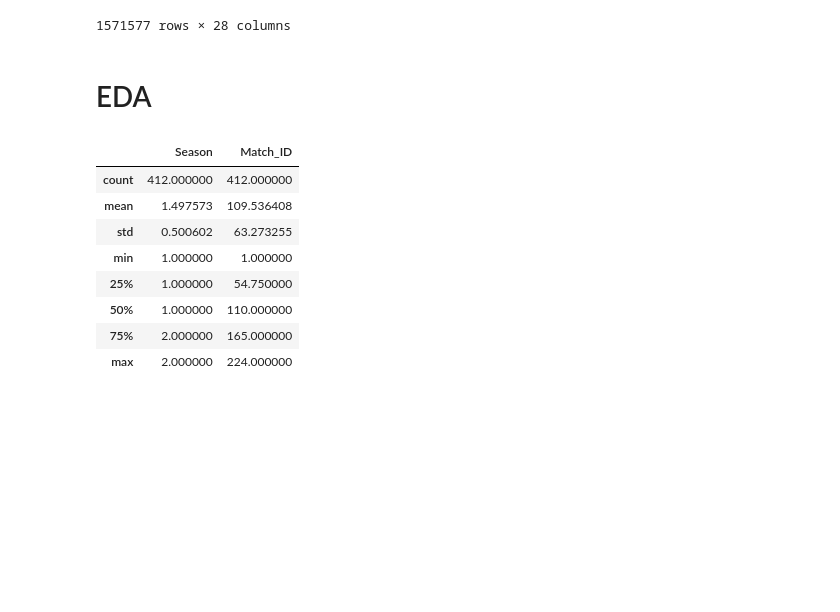
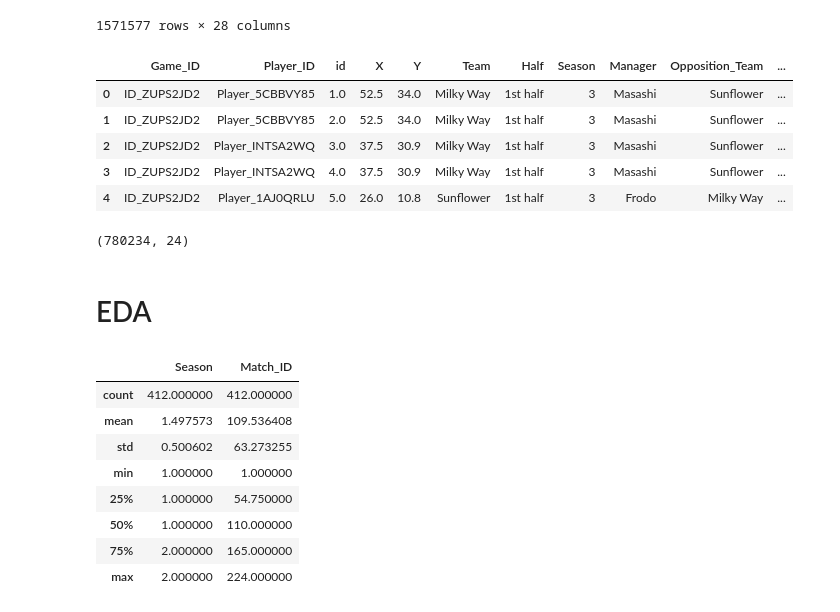
Before and after one commit to The-DigitalAcademy/Precious_Laduma_Score_Predictions, a Jupyter notebook: Laduma_Score_Predictions.ipynb, the cells around one changed output. Drawn from its saved outputs; the diff is of its cells as text; code cells hidden in the pictures; blank space fills up the shorter version.

```diff
--- a/Laduma_Score_Predictions.ipynb
+++ b/Laduma_Score_Predictions.ipynb
@@ -70,3 +70,17 @@ Train_game
 | 1571575 | ID_00EFNL7L | Player_DICH31J8 | 3457.0 | 18.1 | 19.7 | Milky Way | Inaccurate passes | 2nd half | 1 | Masashi | ... |
 | 1571576 | ID_00EFNL7L | Player_033SPDRN | 3458.0 | 34.2 | 56.8 | Butterfly | Picking-ups | 2nd half | 1 | Dante | ... |
 1571577 rows × 28 columns
+# %%
+Test_game=pd.read_csv("test_game_statistics.csv")
+Test_game.head()
+# %% [output]
+|  | Game_ID | Player_ID | id | X | Y | Team | Half | Season | Manager | Opposition_Team | ... |
+| 0 | ID_ZUPS2JD2 | Player_5CBBVY85 | 1.0 | 52.5 | 34.0 | Milky Way | 1st half | 3 | Masashi | Sunflower | ... |
+| 1 | ID_ZUPS2JD2 | Player_5CBBVY85 | 2.0 | 52.5 | 34.0 | Milky Way | 1st half | 3 | Masashi | Sunflower | ... |
+| 2 | ID_ZUPS2JD2 | Player_INTSA2WQ | 3.0 | 37.5 | 30.9 | Milky Way | 1st half | 3 | Masashi | Sunflower | ... |
+| 3 | ID_ZUPS2JD2 | Player_INTSA2WQ | 4.0 | 37.5 | 30.9 | Milky Way | 1st half | 3 | Masashi | Sunflower | ... |
+| 4 | ID_ZUPS2JD2 | Player_1AJ0QRLU | 5.0 | 26.0 | 10.8 | Sunflower | 1st half | 3 | Frodo | Milky Way | ... |
+# %%
+Test_game.shape
+# %% [output]
+(780234, 24)
```
Also changed, not shown: parts of 22 cells of this notebook.
